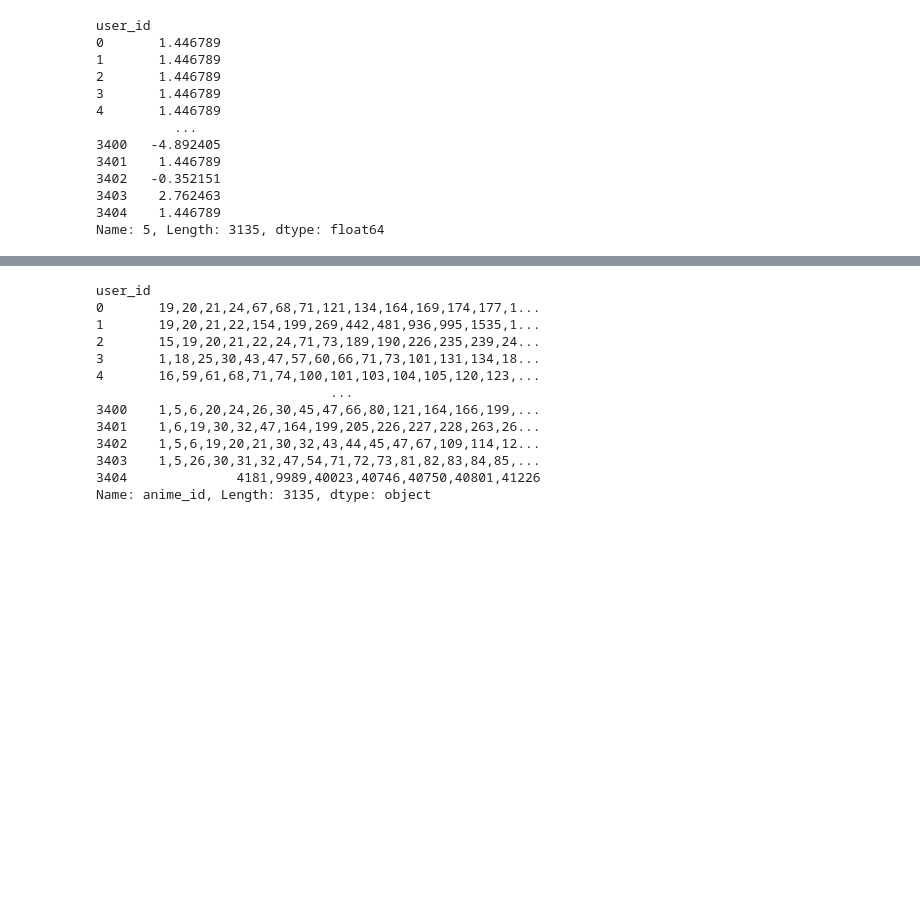
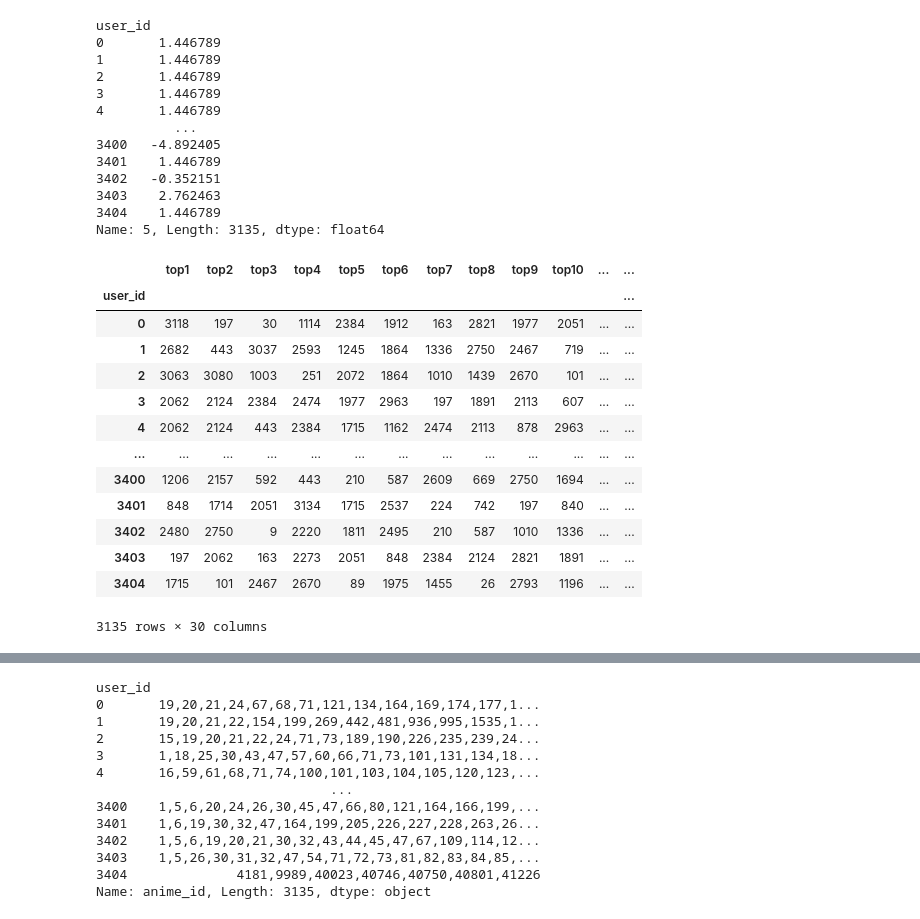
Before and after one commit to vector-b/AnimeRecommendationSystem, a Jupyter notebook: Anime Recommendation System.ipynb, the cells around one changed output, grey strips where cells are left out. Cells and saved outputs as stored; diff of their text form; code cells hidden in the pictures; blank space fills up the shorter version.

Commit message:
Implemented User-based recommendation :)

```diff
--- a/Anime Recommendation System.ipynb
+++ b/Anime Recommendation System.ipynb
@@ -382,3 +381,20 @@ user_id
 3403    2.762463
 3404    1.446789
 Name: 5, Length: 3135, dtype: float64
+# %%
+sim_user_30_m
+# %% [output]
+|  | top1 | top2 | top3 | top4 | top5 | top6 | top7 | top8 | top9 | top10 | ... | ... |
+| user_id |  |  |  |  |  |  |  |  |  |  |  | ... |
+| 0 | 3118 | 197 | 30 | 1114 | 2384 | 1912 | 163 | 2821 | 1977 | 2051 | ... | ... |
+| 1 | 2682 | 443 | 3037 | 2593 | 1245 | 1864 | 1336 | 2750 | 2467 | 719 | ... | ... |
+| 2 | 3063 | 3080 | 1003 | 251 | 2072 | 1864 | 1010 | 1439 | 2670 | 101 | ... | ... |
+| 3 | 2062 | 2124 | 2384 | 2474 | 1977 | 2963 | 197 | 1891 | 2113 | 607 | ... | ... |
+| 4 | 2062 | 2124 | 443 | 2384 | 1715 | 1162 | 2474 | 2113 | 878 | 2963 | ... | ... |
+| ... | ... | ... | ... | ... | ... | ... | ... | ... | ... | ... | ... | ... |
+| 3400 | 1206 | 2157 | 592 | 443 | 210 | 587 | 2609 | 669 | 2750 | 1694 | ... | ... |
+| 3401 | 848 | 1714 | 2051 | 3134 | 1715 | 2537 | 224 | 742 | 197 | 840 | ... | ... |
+| 3402 | 2480 | 2750 | 9 | 2220 | 1811 | 2495 | 210 | 587 | 1010 | 1336 | ... | ... |
+| 3403 | 197 | 2062 | 163 | 2273 | 2051 | 848 | 2384 | 2124 | 2821 | 1891 | ... | ... |
+| 3404 | 1715 | 101 | 2467 | 2670 | 89 | 1975 | 1455 | 26 | 2793 | 1196 | ... | ... |
+3135 rows × 30 columns
```
Also changed, not shown: parts of 9 cells of this notebook, 2 other files.
